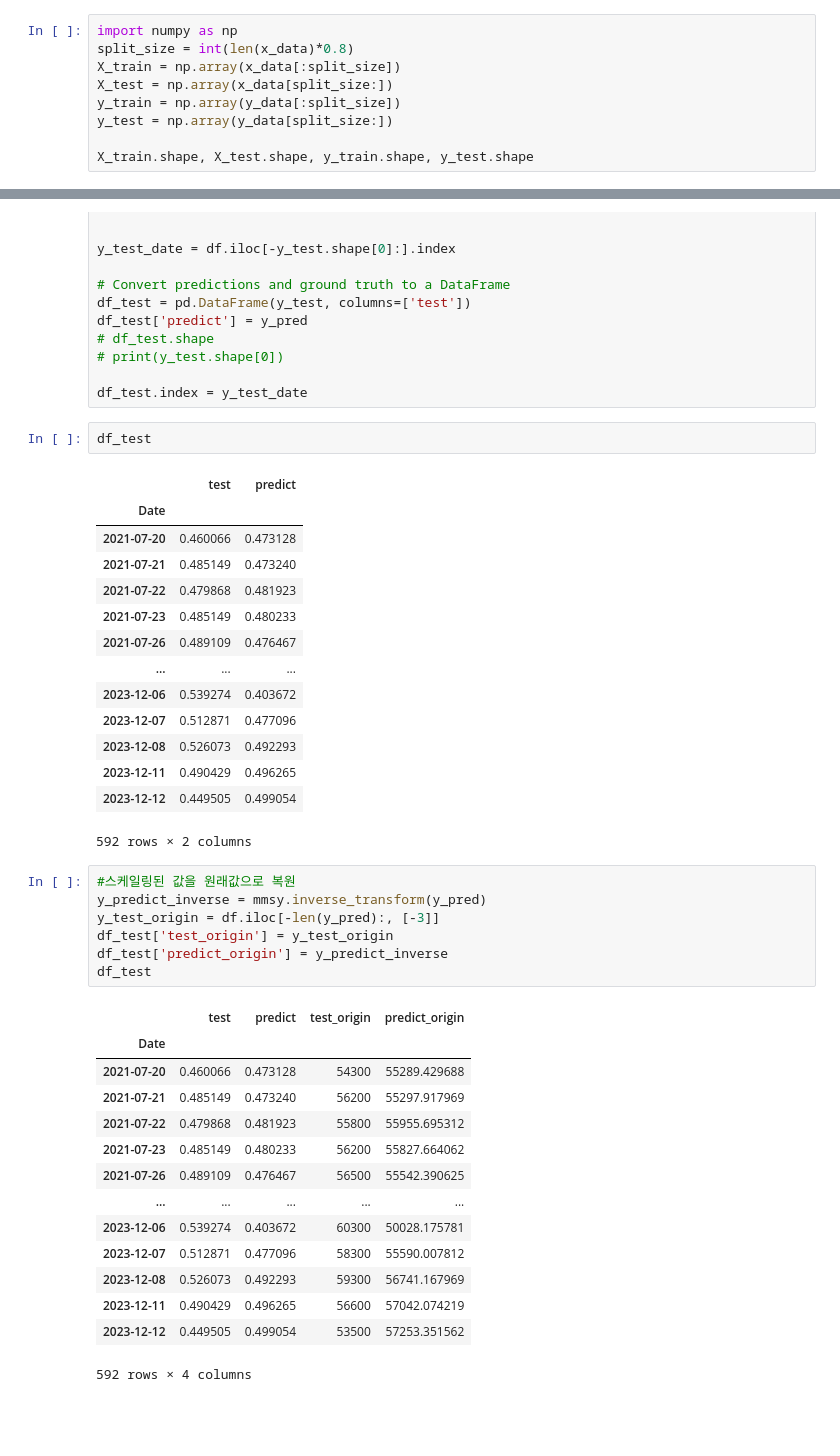
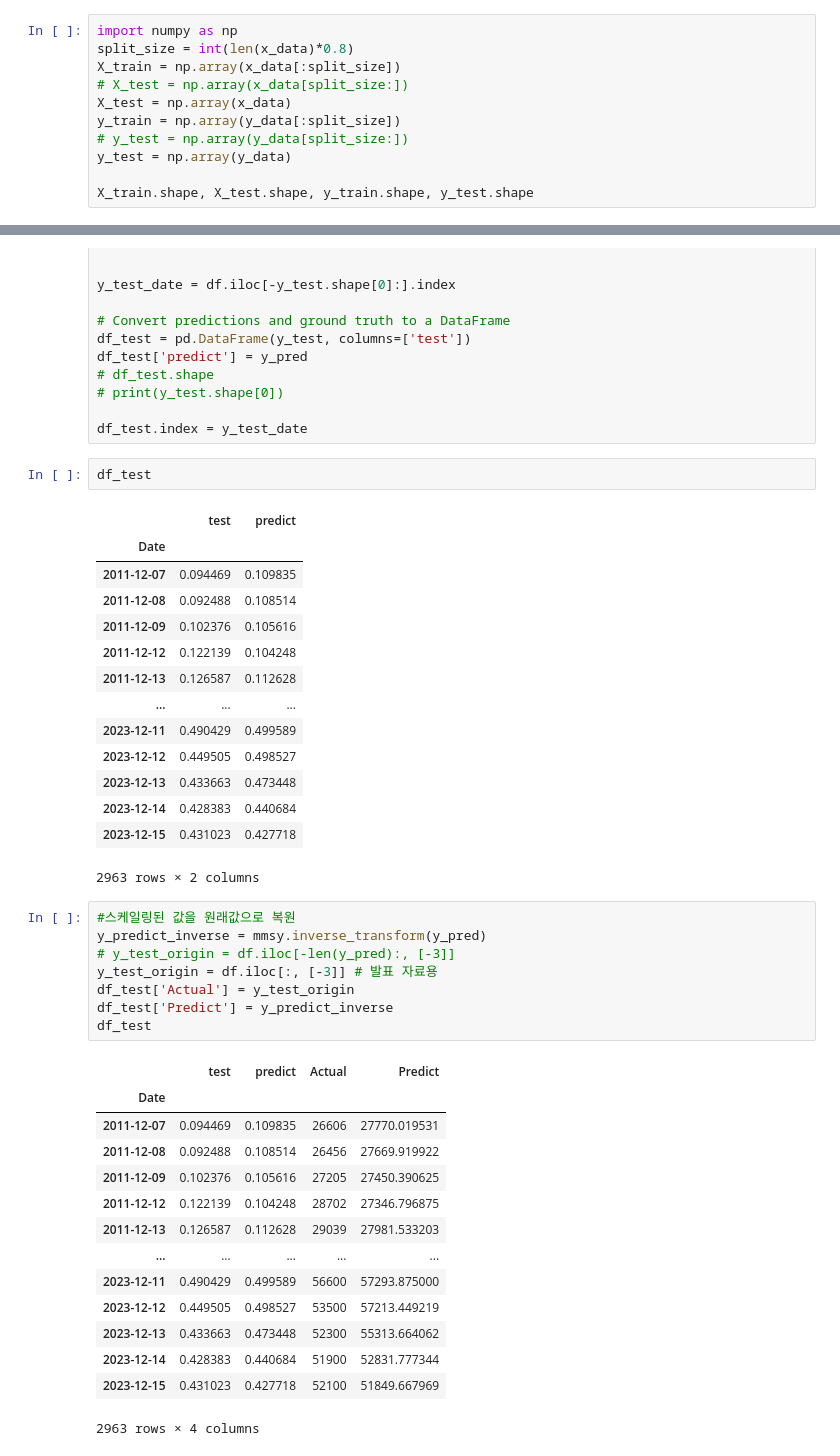
Before and after one commit to team-sesac/transformer-for-finance, a Jupyter notebook: src/ch6_RNN_LSTM/Bidirectional_LSTM_.ipynb, the cells around one changed output, grey strips where cells are left out. Saved outputs shown, nothing was run; the diff lists cells and outputs as text; blank space fills up the shorter version.

```diff
--- a/src/ch6_RNN_LSTM/Bidirectional_LSTM_.ipynb
+++ b/src/ch6_RNN_LSTM/Bidirectional_LSTM_.ipynb
@@ -83,9 +83,11 @@ Train, Test 분할 (80:20 = 2745 : 687)
 import numpy as np
 split_size = int(len(x_data)*0.8)
 X_train = np.array(x_data[:split_size])
-X_test = np.array(x_data[split_size:])
+# X_test = np.array(x_data[split_size:])
+X_test = np.array(x_data)
 y_train = np.array(y_data[:split_size])
-y_test = np.array(y_data[split_size:])
+# y_test = np.array(y_data[split_size:])
+y_test = np.array(y_data)
 
 X_train.shape, X_test.shape, y_train.shape, y_test.shape
 # %% [output]
@@ -231,38 +233,39 @@ df_test
 # %% [output]
 |  | test | predict |
 | Date |  |  |
-| 2021-07-20 | 0.460066 | 0.473128 |
-| 2021-07-21 | 0.485149 | 0.473240 |
-| 2021-07-22 | 0.479868 | 0.481923 |
-| 2021-07-23 | 0.485149 | 0.480233 |
-| 2021-07-26 | 0.489109 | 0.476467 |
+| 2011-12-07 | 0.094469 | 0.109835 |
+| 2011-12-08 | 0.092488 | 0.108514 |
+| 2011-12-09 | 0.102376 | 0.105616 |
+| 2011-12-12 | 0.122139 | 0.104248 |
+| 2011-12-13 | 0.126587 | 0.112628 |
 | ... | ... | ... |
-| 2023-12-06 | 0.539274 | 0.403672 |
-| 2023-12-07 | 0.512871 | 0.477096 |
-| 2023-12-08 | 0.526073 | 0.492293 |
-| 2023-12-11 | 0.490429 | 0.496265 |
-| 2023-12-12 | 0.449505 | 0.499054 |
+| 2023-12-11 | 0.490429 | 0.499589 |
+| 2023-12-12 | 0.449505 | 0.498527 |
+| 2023-12-13 | 0.433663 | 0.473448 |
+| 2023-12-14 | 0.428383 | 0.440684 |
+| 2023-12-15 | 0.431023 | 0.427718 |
-592 rows × 2 columns
+2963 rows × 2 columns
 # %%
 #스케일링된 값을 원래값으로 복원
 y_predict_inverse = mmsy.inverse_transform(y_pred)
-y_test_origin = df.iloc[-len(y_pred):, [-3]]
-df_test['test_origin'] = y_test_origin
-df_test['predict_origin'] = y_predict_inverse
+# y_test_origin = df.iloc[-len(y_pred):, [-3]]
+y_test_origin = df.iloc[:, [-3]] # 발표 자료용
+df_test['Actual'] = y_test_origin
+df_test['Predict'] = y_predict_inverse
 df_test
 # %% [output]
-|  | test | predict | test_origin | predict_origin |
+|  | test | predict | Actual | Predict |
 | Date |  |  |  |  |
-| 2021-07-20 | 0.460066 | 0.473128 | 54300 | 55289.429688 |
-| 2021-07-21 | 0.485149 | 0.473240 | 56200 | 55297.917969 |
-| 2021-07-22 | 0.479868 | 0.481923 | 55800 | 55955.695312 |
-| 2021-07-23 | 0.485149 | 0.480233 | 56200 | 55827.664062 |
-| 2021-07-26 | 0.489109 | 0.476467 | 56500 | 55542.390625 |
+| 2011-12-07 | 0.094469 | 0.109835 | 26606 | 27770.019531 |
+| 2011-12-08 | 0.092488 | 0.108514 | 26456 | 27669.919922 |
+| 2011-12-09 | 0.102376 | 0.105616 | 27205 | 27450.390625 |
+| 2011-12-12 | 0.122139 | 0.104248 | 28702 | 27346.796875 |
+| 2011-12-13 | 0.126587 | 0.112628 | 29039 | 27981.533203 |
 | ... | ... | ... | ... | ... |
-| 2023-12-06 | 0.539274 | 0.403672 | 60300 | 50028.175781 |
-| 2023-12-07 | 0.512871 | 0.477096 | 58300 | 55590.007812 |
-| 2023-12-08 | 0.526073 | 0.492293 | 59300 | 56741.167969 |
-| 2023-12-11 | 0.490429 | 0.496265 | 56600 | 57042.074219 |
-| 2023-12-12 | 0.449505 | 0.499054 | 53500 | 57253.351562 |
+| 2023-12-11 | 0.490429 | 0.499589 | 56600 | 57293.875000 |
+| 2023-12-12 | 0.449505 | 0.498527 | 53500 | 57213.449219 |
+| 2023-12-13 | 0.433663 | 0.473448 | 52300 | 55313.664062 |
+| 2023-12-14 | 0.428383 | 0.440684 | 51900 | 52831.777344 |
+| 2023-12-15 | 0.431023 | 0.427718 | 52100 | 51849.667969 |
-592 rows × 4 columns
+2963 rows × 4 columns
 # %%
```
Also changed, not shown: parts of 7 cells of this notebook, 4 other files.
